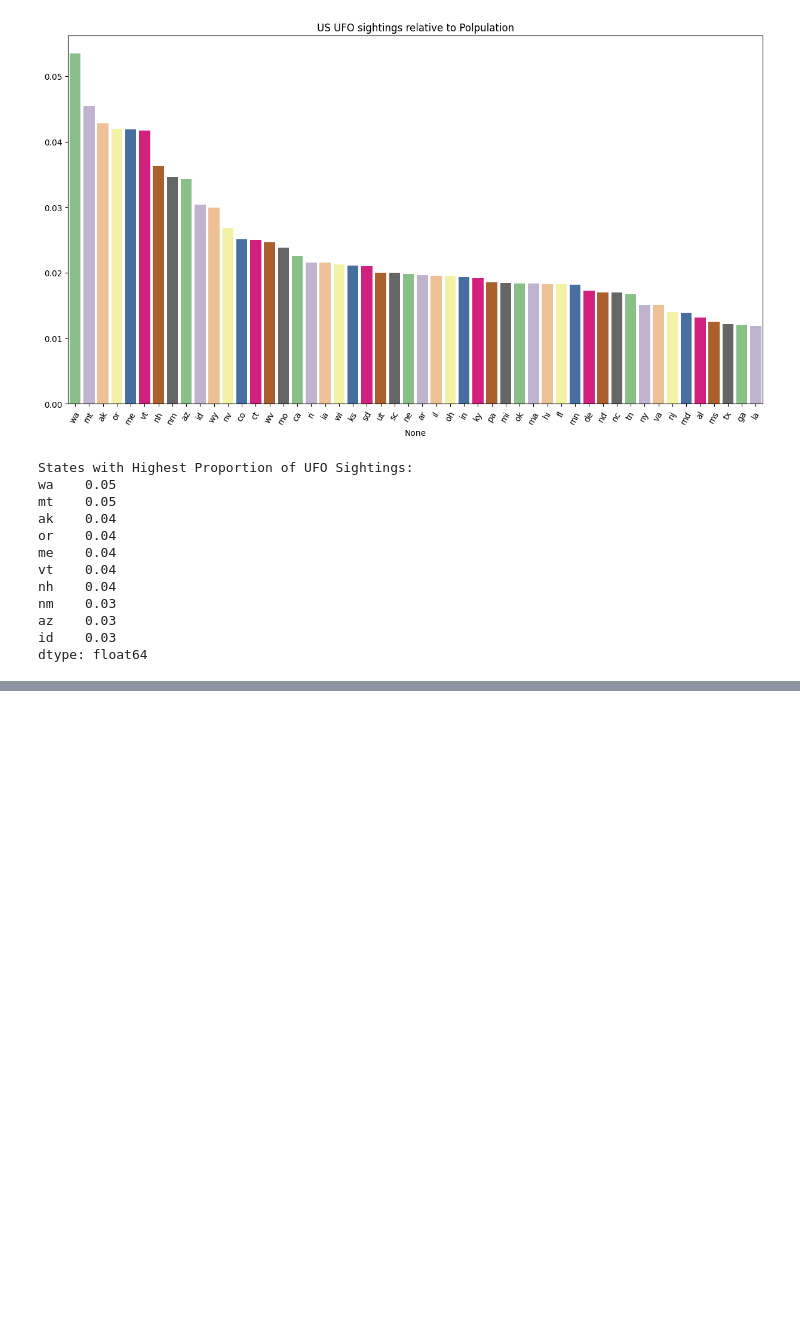
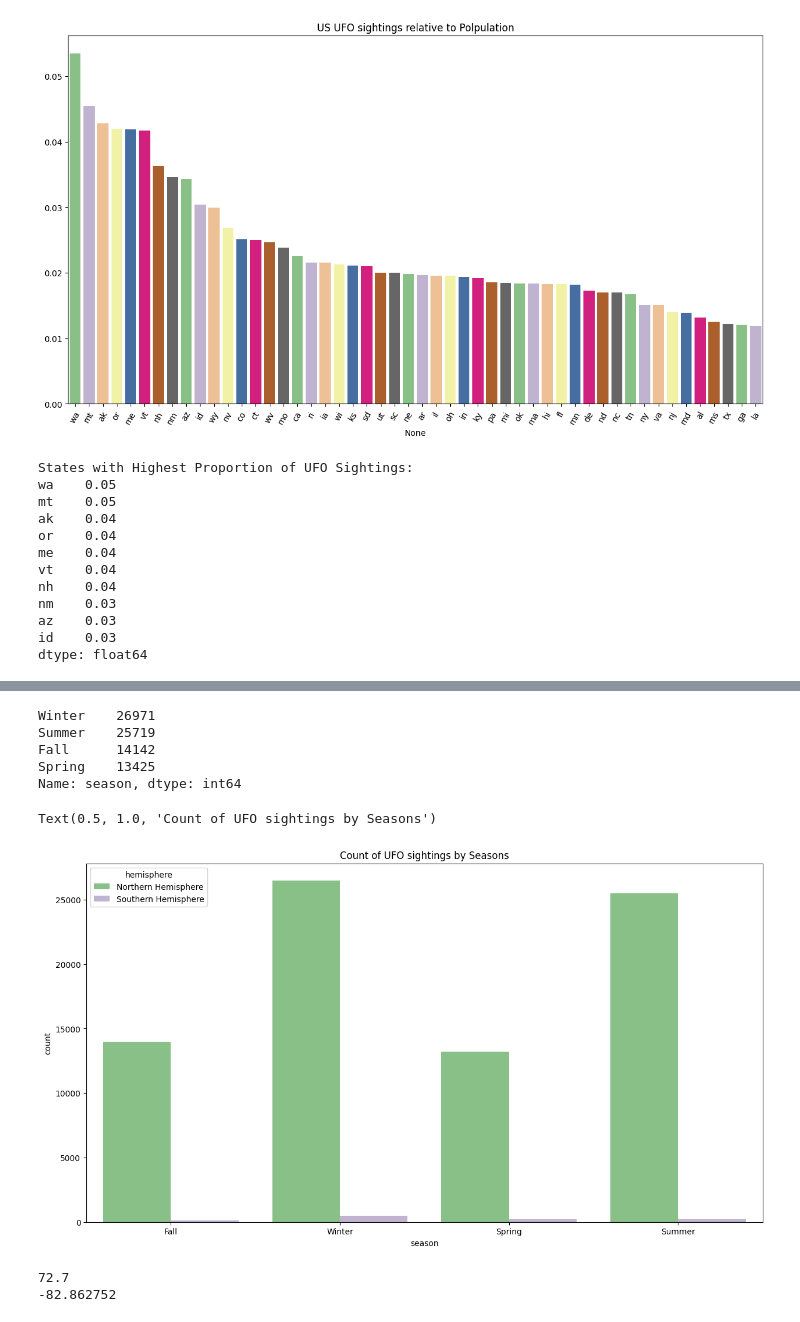
Before and after one commit to AnaghaWani/EDA, a Jupyter notebook: nuforc.ipynb, the cells around one changed output, grey strips where cells are left out. Saved outputs shown, nothing was run; the diff lists cells and outputs as text; code cells hidden in the pictures; blank space fills up the shorter version.

```diff
--- a/nuforc.ipynb
+++ b/nuforc.ipynb
@@ -221,0 +263,38 @@ dtype: float64
+# %%
+ufo_data['season'] = pd.Series(ufo_seasons, index=ufo_data.index)
+# %%
+latitudes=ufo_data['latitude']
+def get_hemisphere(lat):
+    hem = []
+    for st_loc in lat:
+        if st_loc >= 0 :
+            hem.append('Northern Hemisphere')
+        else:
+            hem.append('Southern Hemisphere')
+    return hem
+# %%
+hemis = get_hemisphere(latitudes)
+# %%
+ufo_data['hemisphere'] = (pd.Series(hemis, index=ufo_data.index)).astype('category')
+# %%
+ufo_data['season'].value_counts()
+# %% [output]
+Winter    26971
+Summer    25719
+Fall      14142
+Spring    13425
+Name: season, dtype: int64
+# %%
+#Count of UFO sightings by Seasons
+plt.figure(figsize=(15,8))
+sns.countplot(x='season', hue='hemisphere', data=ufo_data, palette="Accent")
+plt.title("Count of UFO sightings by Seasons")
+# %% [output]
+Text(0.5, 1.0, 'Count of UFO sightings by Seasons')
+[figure, added]
+# %%
+print(max(ufo_data['latitude']))
+print(min(ufo_data['latitude']))
+# %% [output]
+72.7
+-82.862752
```
Also changed, not shown: parts of 10 cells of this notebook.
